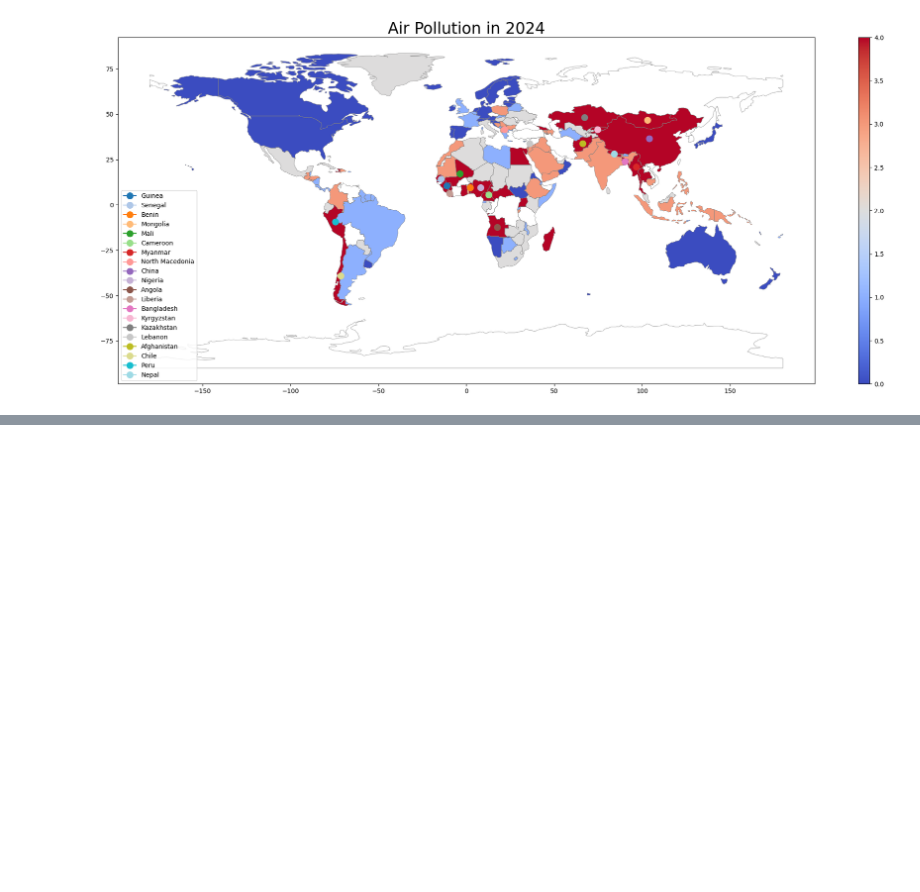
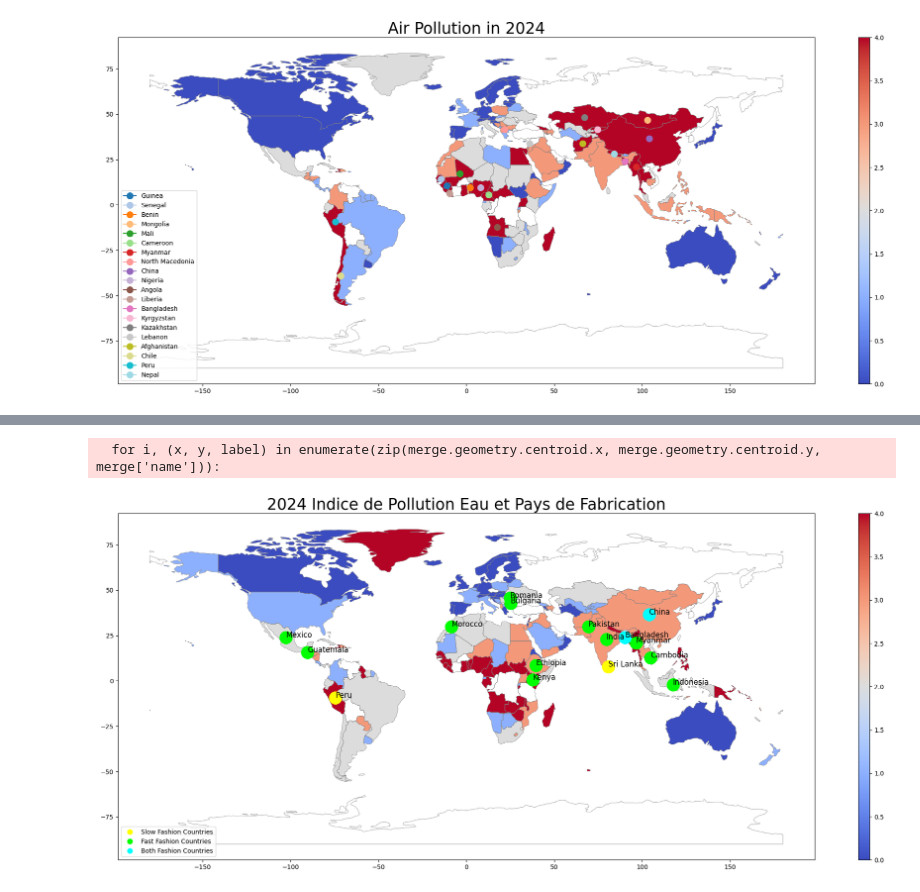
Before and after one commit to sim-cell/DALAS, a Jupyter notebook: analyse/pays_analyse.ipynb, the cells around one changed output, grey strips where cells are left out. Drawn from its saved outputs; the diff is of its cells as text; code cells hidden in the pictures; blank space fills up the shorter version.

```diff
--- a/analyse/pays_analyse.ipynb
+++ b/analyse/pays_analyse.ipynb
@@ -410,0 +446,43 @@ plt.show()
+# %%
+#im a bit sick of this so ill do this by hand
+from matplotlib.lines import Line2D
+
+slow_fashion_countries = ['Sri Lanka', 'Vietnam', 'China', 'Peru', 'Korea', 'Bangladesh']
+fast_fashion_countries = ['Bangladesh', 'China', 'India', 'Vietnam', 'Pakistan', 'Turkey', 'Myanmar', 'Cambodia', 'Indonesia', 'Morocco', 'Guatemala', 'Kenya', 'Bulgaria', 'Romania', 'Mexico', 'Ethiopia']
+both_fashion_countries = list(set(slow_fashion_countries) & set(fast_fashion_countries))
+
+slow_fashion_color = 'yellow'
+fast_fashion_color = 'lime'
+both_fashion_color = 'cyan'
+
+fig, ax = plt.subplots(1, 1, figsize=(25, 10))
+world.boundary.plot(ax=ax, color='gray',linewidth=0.5)
+
+plot = merge.plot(column='Water Pollution', ax=ax, legend=True, cmap='coolwarm', scheme="quantiles")
+ax.set_title('2024 Indice de Pollution Eau et Pays de Fabrication',fontsize=25)
+
+for i, (x, y, label) in enumerate(zip(merge.geometry.centroid.x, merge.geometry.centroid.y, merge['name'])):
+    if label in both_fashion_countries:
+        color = both_fashion_color
+    elif label in slow_fashion_countries:
+        color = slow_fashion_color
+    elif label in fast_fashion_countries:
+        color = fast_fashion_color
+    else:
+        continue
+
+    ax.plot(x, y, marker='o', markersize=20, color=color)
+    ax.text(x, y, label, fontsize=12)
+
+legend_elements = [Line2D([0], [0], marker='o', color='w', markerfacecolor=slow_fashion_color, markersize=10, label='Slow Fashion Countries'),
+                   Line2D([0], [0], marker='o', color='w', markerfacecolor=fast_fashion_color, markersize=10, label='Fast Fashion Countries'),
+                   Line2D([0], [0], marker='o', color='w', markerfacecolor=both_fashion_color, markersize=10, label='Both Fashion Countries')]
+
+ax.legend(handles=legend_elements, loc='lower left')
+
+colorbar = plot.get_figure().colorbar(plot.get_children()[1], ax=ax, aspect=30)
+
+plt.show()
+# %% [output]
+  for i, (x, y, label) in enumerate(zip(merge.geometry.centroid.x, merge.geometry.centroid.y, merge['name'])):
+[figure, added]
```
Also changed, not shown: parts of 11 cells of this notebook, 8 other files.
